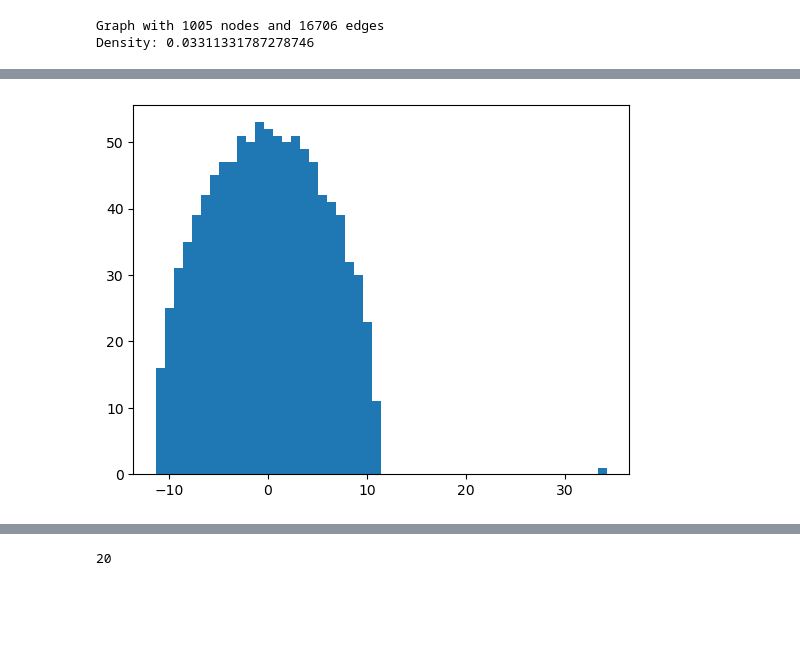
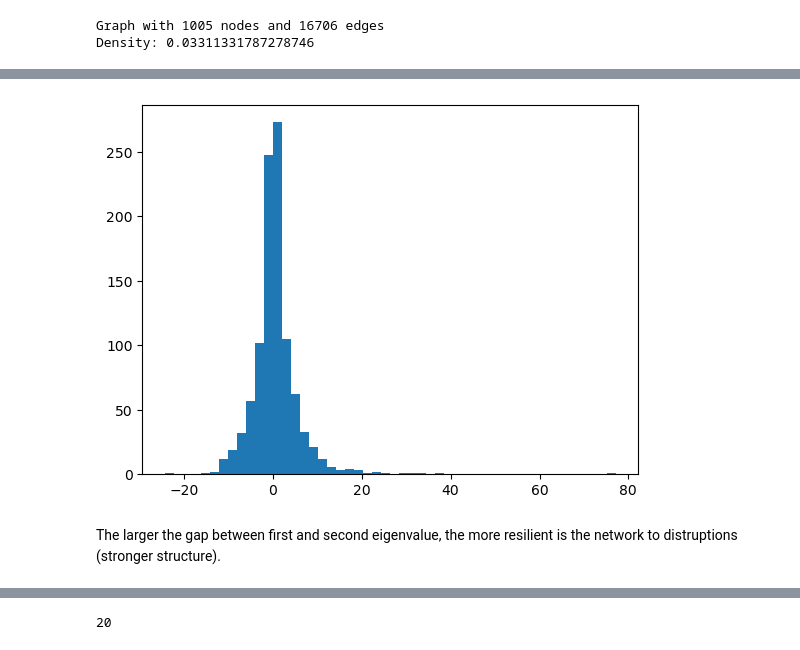
Before and after one commit to FraDurazzi/CNLab, a Jupyter notebook: 03_spectral_properties_laplacian.ipynb, the cells around one changed output, grey strips where cells are left out. Saved outputs shown, nothing was run; the diff lists cells and outputs as text; code cells hidden in the pictures; blank space fills up the shorter version.

```diff
--- a/03_spectral_properties_laplacian.ipynb
+++ b/03_spectral_properties_laplacian.ipynb
@@ -104,7 +105,9 @@ Density: 0.020556556556556558
 # %%
-plt.hist(sla.eigvalsh(A_ER),bins=50);
+plt.hist(sla.eigvalsh(A_real),bins=50);
 # %% [output]
-[figure, old version]
+[figure, new version]
+# %% [markdown]
+The larger the gap between first and second eigenvalue, the more resilient is the network to distruptions (stronger structure).
 # %%
 # Wigner's law
 f=plt.figure(figsize=(10,5))
```
Also changed, not shown: parts of 16 cells of this notebook, 1 other file.
